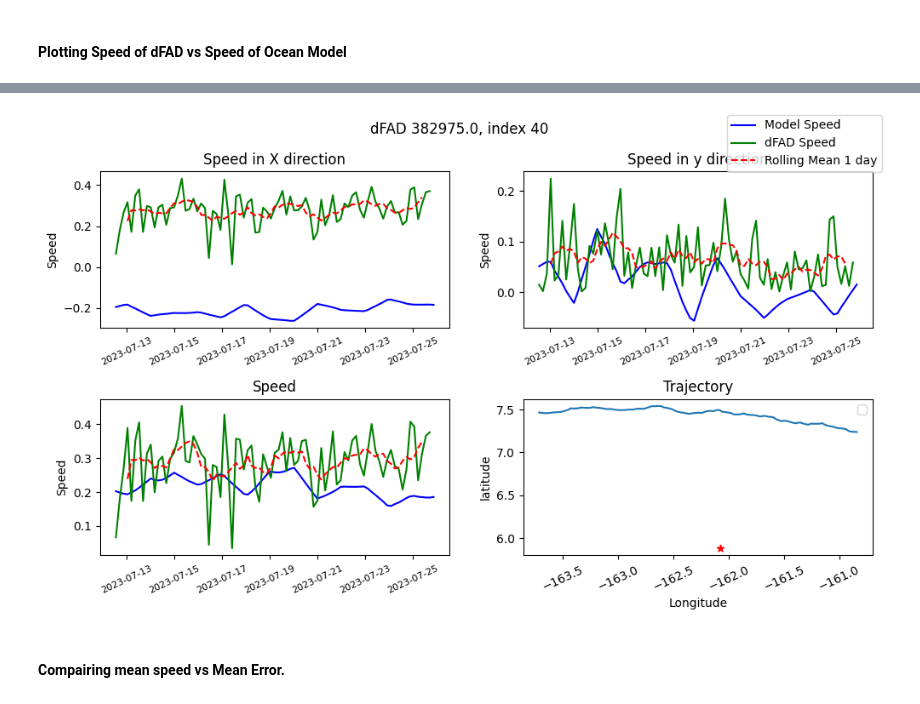
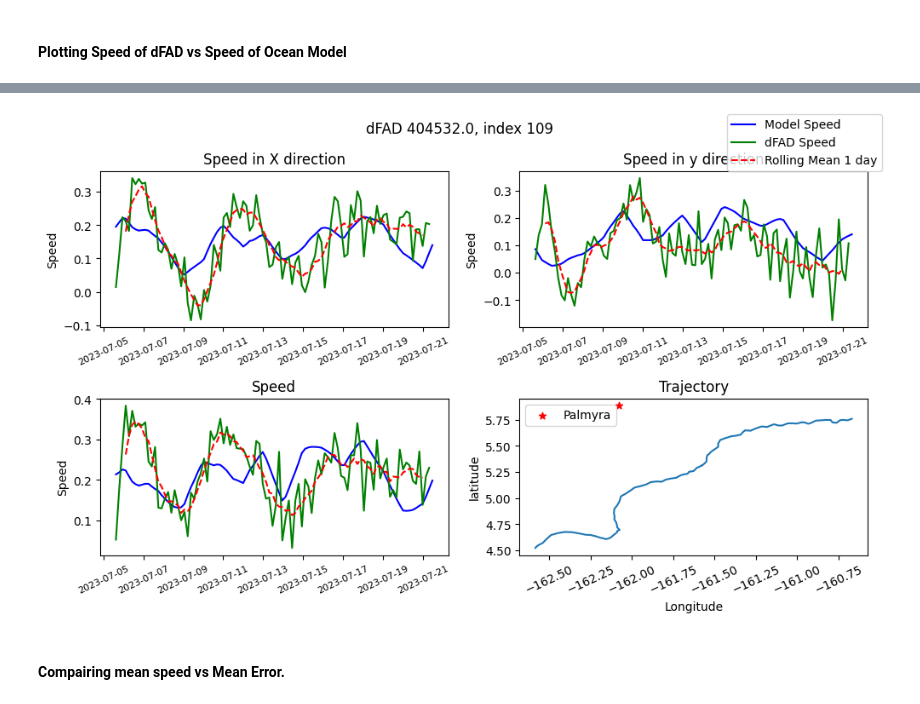
Before and after one commit to Colin-zerfass/fate-core, a Jupyter notebook: Code/CompairSpeeds.ipynb, the cells around one changed output, grey strips where cells are left out. Saved outputs shown, nothing was run; the diff lists cells and outputs as text; code cells hidden in the pictures.

```diff
--- a/Code/CompairSpeeds.ipynb
+++ b/Code/CompairSpeeds.ipynb
@@ -41 +23,26 @@ ds["avg_speed"] = avg_speed
+# %%
+
+def Add_avg_speed(ds :gpd.GeoDataFrame)->gpd.GeoDataFrame:
+    ds.columns
+    avg_xspeed = []
+    avg_yspeed = []
+    avg_speed = []
+
+    for i in range(len(ds)):
+        xspeed = ds.at[i,"x_speed"]
+        yspeed = ds.at[i,"y_speed"]
+        speed = ds.at[i,"xy_speed"]
+        #speed1 = (xspeed**2 +yspeed**2)**(1/2)
+
+        xspeed = Rolling_avg_no_nan(xspeed, 6)
+        yspeed = Rolling_mean(yspeed,6)
+        speed = Rolling_mean(speed,6)
+        avg_xspeed.append(xspeed)
+        avg_yspeed.append(yspeed)
+        avg_speed.append(speed)
+
+    ds["avg_xspeed"] = avg_xspeed
+    ds["avg_yspeed"] = avg_yspeed
+    ds["avg_speed"] = avg_speed
+    return ds
 # %%
@@ -72,3 +127,5 @@ def Add_Delta_speeds(ds = gpd.GeoDataFrame):
 # %%
 ds = Add_Mapped_speeds(ds)
-ds = Add_Delta_speeds(ds)
+ds= Add_avg_speed(ds)
+ds = Add_Delta_speeds(ds,Average= False )
+delxs, delys, delspeeds = list_of_delta_speeds(ds, average = False)
@@ -150,2 +312,7 @@ fig.savefig(rf"..\Figures\Speed_Differences_2.png")
 # %% [markdown]
 #### Plotting Speed of dFAD vs Speed of Ocean Model
+# %%
+def Palmyra_plot(ax):
+    Palmyra = Palmyra_obj()
+    ax.scatter(Palmyra.x,Palmyra.y, marker  = "*", color = "r", label = "Palmyra")
+    return ax
@@ -153,7 +358,6 @@ fig.savefig(rf"..\Figures\Speed_Differences_2.png")
 
 ##6 was interesting was almost oposite
 n = np.random.randint(0,301)
-n= 40
 numppoints = ds["numpoints"][n]
 times = ds["timelist"][n]
 s = pd.Series(times)
@@ -177,34 +381,34 @@ ax[0,0].set_title("Speed in X direction")
 ax[0,1].plot(times,ds["mapped_v"][n], label = "Models Speed", color = "b")
 ax[0,1].plot(times[:-1],ds["y_speed"][n], label = " dFAD Speed", color = "g")
 ax[0,1].plot(times[:-1],Rolling_mean(ds["y_speed"][n],6), label = "Rolling Mean 1 day", color = "r", linestyle = "--")
 ax[0,1].set_ylabel("Speed")
 ax[0,1].set_title("Speed in y direction")
 #ax[0,1].plot(times[:-1],ds["deltay_speed"][n], label = "Delta Speed", color = "k", linestyle = "--", alpha = 0.8)
 
 ##plotting Speeds
 ax[1,0].plot(times,ds["mapped_speed"][n], label = "Models Speed", color = "b")
 ax[1,0].plot(times[:-1],ds["xy_speed"][n], label = " dFAD Speed", color = "g")
 ax[1,0].plot(times[:-1],Rolling_mean(ds["xy_speed"][n],6), label = "Rolling Mean 1 day", color = "r", linestyle = "--")
 ax[1,0].set_ylabel("Speed")
 ax[1,0].set_title("Speed")
 ##ax[1,0].plot(times[:-1],ds["delta_speed"][n], label = "Delta Speed", color = "k", linestyle = "--", alpha = 0.8)
 
 OneTrajectory(ax[1,1], ds,n)
 ax[1,1] = Palmyra_plot(ax[1,1])
 ax[1,1].legend()
 ax[1,1].set_title("Trajectory")
 
 ax[0,0].tick_params(axis='x', rotation=25, labelsize = 8)
 ax[1,0].tick_params(axis='x', rotation=25, labelsize = 8)
 ax[0,1].tick_params(axis='x', rotation=25, labelsize = 8)
 ax[1,1].tick_params(axis='x', rotation=25)
 #plt.xticks(rotation = 90)
 fig.legend(handles = [line1,line2,line4])
 fig.suptitle(f"dFAD {ds["Name_ID"][n]}, index {n}")
 fig.tight_layout()
 fig.savefig(rf"..\Figures\speed_plots\{n}.png")
 # %% [output]
-[figure, old version]
+[figure, new version]
 # %% [markdown]
 #### Compairing mean speed vs Mean Error.
 # %%
```
Also changed, not shown: parts of 21 cells of this notebook, 3 other files.
